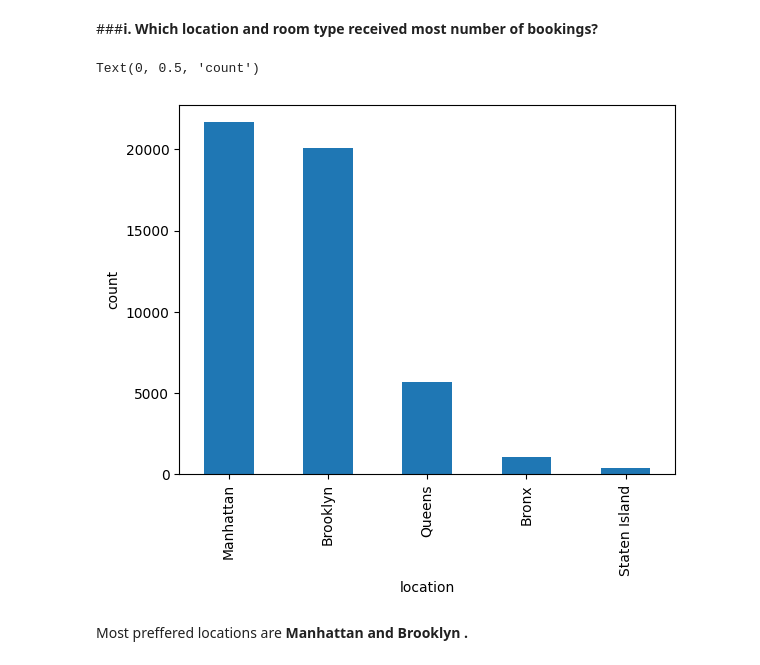
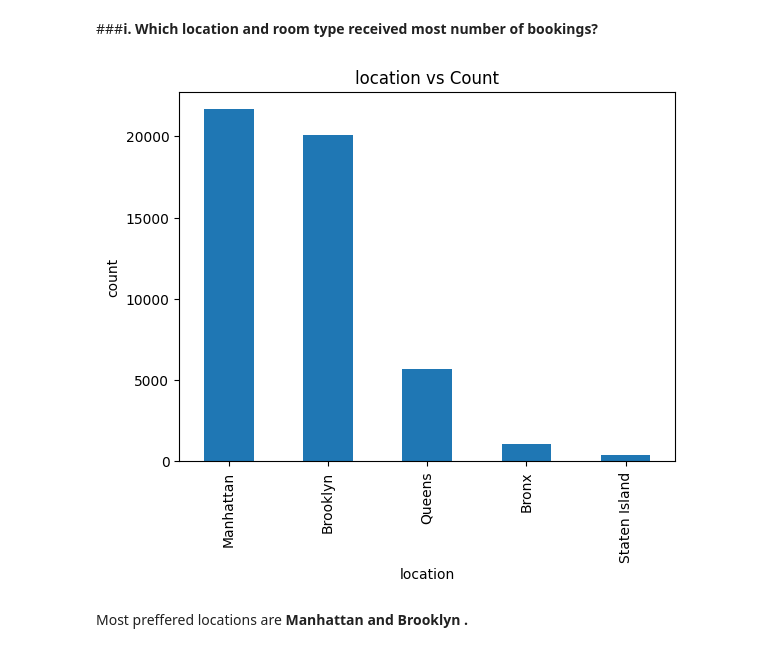
Before and after one commit to ShashankBDSC/air-bnb-EDA, a Jupyter notebook: EDA_Project.ipynb, the cells around one changed output. Saved outputs shown, nothing was run; the diff lists cells and outputs as text; code cells hidden in the pictures.

```diff
--- a/EDA_Project.ipynb
+++ b/EDA_Project.ipynb
@@ -194,10 +194,11 @@ availability_365
 # %%
 df['neighbourhood_group'].value_counts().plot(kind='bar')
 plt.xlabel('location')
 plt.ylabel('count')
+plt.title("location vs Count")
+plt.show()
 # %% [output]
-Text(0, 0.5, 'count')
-[figure, old version]
+[figure, new version]
 # %% [markdown]
 Most preffered locations are **Manhattan and Brooklyn .**
 # %%
```
Also changed, not shown: parts of 8 cells of this notebook.
